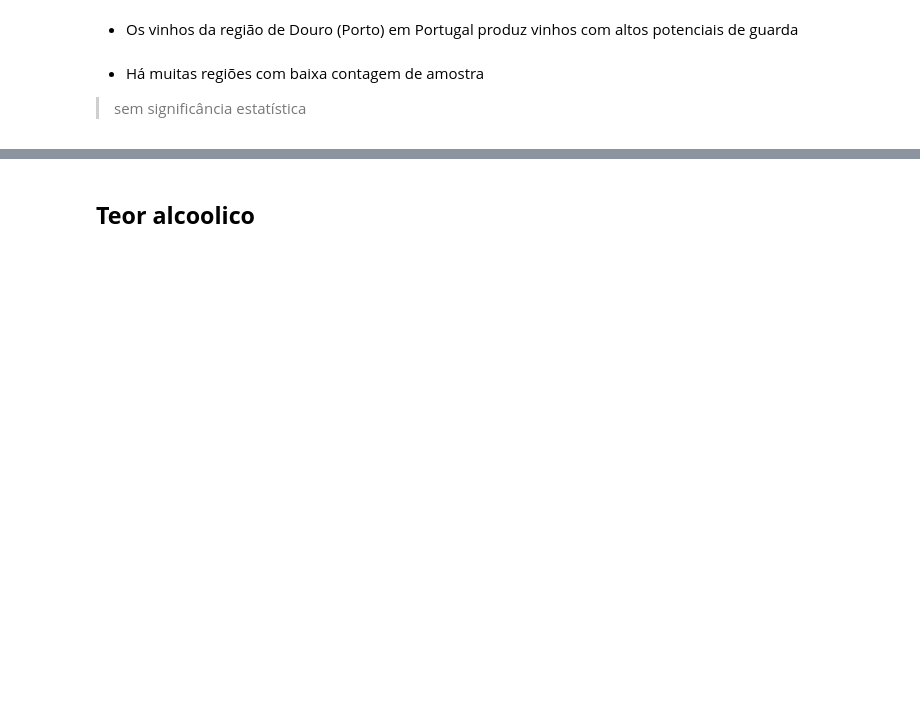
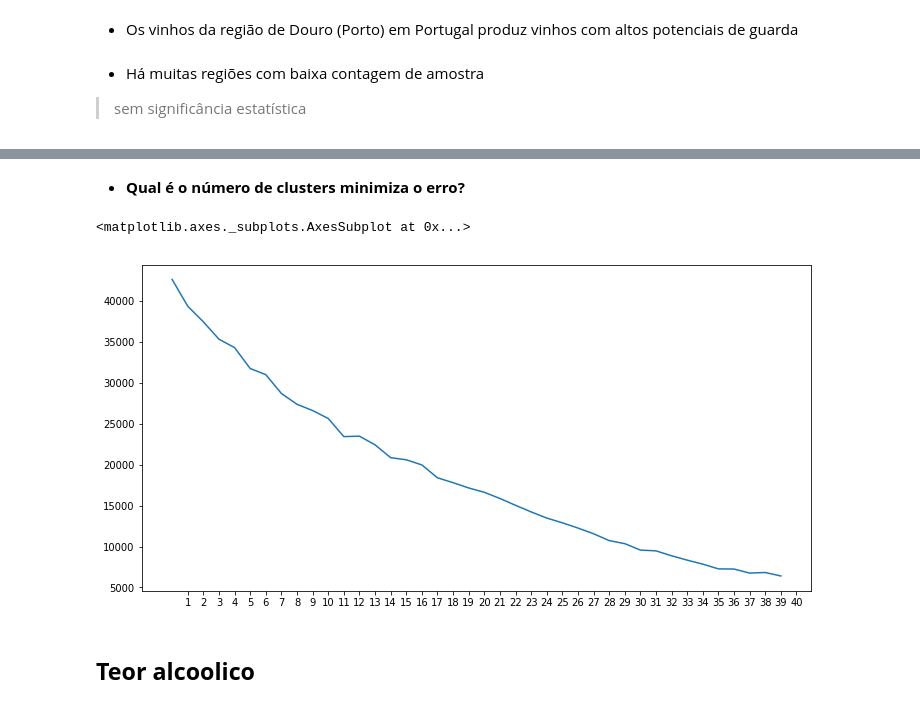
Before and after one commit to andluizsouza/ExE-projects, a Jupyter notebook: WineCase/Wine_EDA.ipynb, the cells around one changed output, grey strips where cells are left out. Drawn from its saved outputs; the diff is of its cells as text; code cells hidden in the pictures; blank space fills up the shorter version.

```diff
--- a/WineCase/WineAnalysis.ipynb
+++ b/WineCase/Wine_EDA.ipynb
@@ -977,3 +1289,19 @@ most_freq
+# %% [markdown]
+* **Qual é o número de clusters minimiza o erro?**
+# %%
+def KMeans_error(n_clusters, variable_scaled):
+  model = KMeans(n_clusters=n_clusters)
+  model.fit(variable_scaled)
+  return [n_clusters, model.inertia_]
+# %%
+error_list = [KMeans_error(n_clusters, bag_rescaled) for n_clusters in range(1,41)]
+inertia_data = pd.DataFrame(error_list, columns=['n_cluster', 'inertia'])
+# %%
+plt.figure(figsize=(12,6))
+inertia_data.inertia.plot(xticks=inertia_data.n_cluster)
+# %% [output]
+<matplotlib.axes._subplots.AxesSubplot at 0x...>
+[figure, added]
 # %% [markdown]
 ## **Teor alcoolico**
 # %%
```
Also changed, not shown: parts of 42 cells of this notebook, 1 other file.
